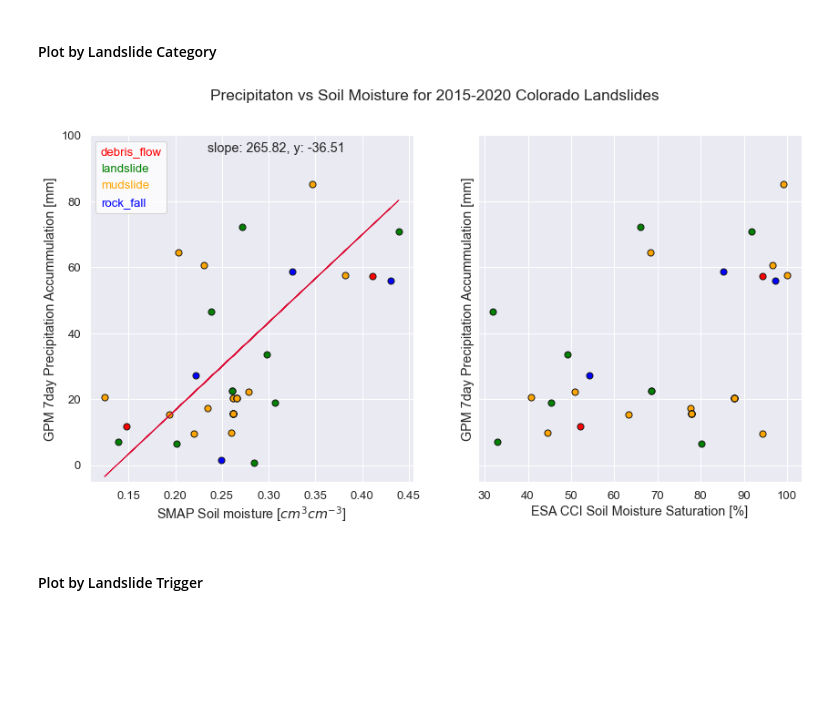
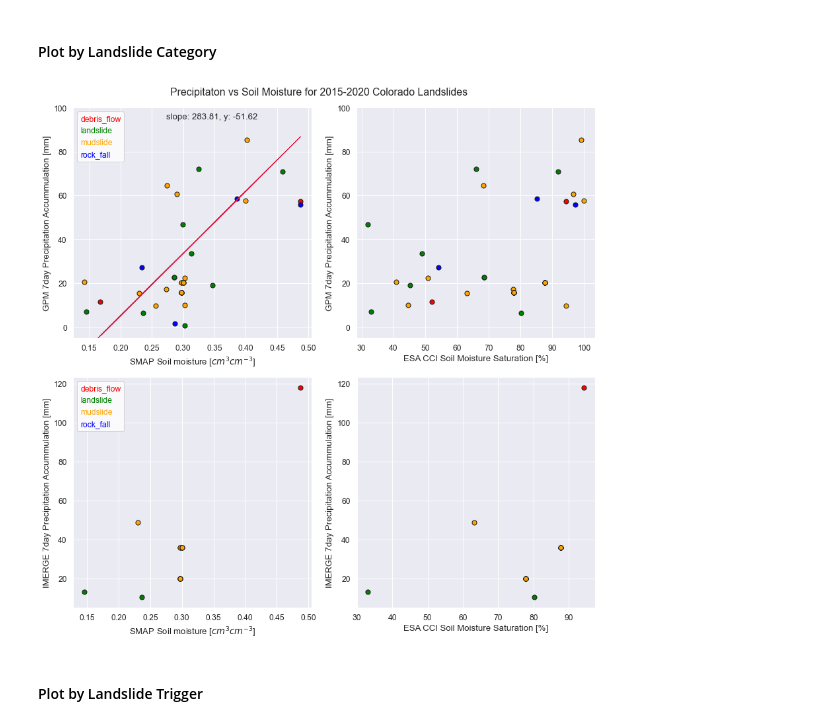
Before and after one commit to jacquiewitte/capstone-landslides-soilmoisture, a Jupyter notebook: landslide_precip_soilm.ipynb, the cells around one changed output. Saved outputs shown, nothing was run; the diff lists cells and outputs as text; code cells hidden in the pictures; blank space fills up the shorter version.

Commit message:
Added IMERGE 30min precip

```diff
--- a/landslide_precip_soilm.ipynb
+++ b/landslide_precip_soilm.ipynb
@@ -29,7 +29,7 @@ import warnings
 warnings.filterwarnings('ignore')
 
 # Prettier plotting with seaborn
-sns.set(font_scale=1.2)
+sns.set(font_scale=1.1)
 # %%
 def read_smap(filepath, index):
     """
@@ -283,7 +325,14 @@ data_dir = os.path.join(et.io.HOME,
                         'data', 'capstone')
 smap_files = sorted(glob(os.path.join(data_dir, 'smap_9km', '*.h5')))
 
+# GPM daily files
 gpm_files = sorted(glob(os.path.join(data_dir, 'gpm_westernUS', '*nc4')))
+
+# GPM 30 min files
+gpm_hires_files = sorted(glob(os.path.join(data_dir,
+                                           'precip_imerge',
+                                           'imerge',
+                                           'glc', 'imerge*.csv')))
 
 esa_files = sorted(glob(os.path.join(data_dir, 'esa_soil_moisture',
                                      '*ACTIVE*nc')))
@@ -291,6 +340,7 @@ esa_files = sorted(glob(os.path.join(data_dir, 'esa_soil_moisture',
 # Print a sample as a sanity check
 print(os.path.exists(smap_files[0]))
 print(os.path.exists(gpm_files[0]))
+print(os.path.exists(gpm_hires_files[0]))
 print(os.path.exists(esa_files[0]))
 # %% [output]
 True
@@ -496,0 +550,2 @@ landslide_precip7d_df.iloc[0:10]
+# %%
+imerge_30min = get_imerge_hires(gpm_hires_files, glc_state_gt2015)
@@ -542,7 +669,7 @@ fig, ax = plt.subplots(figsize=(14, 5), sharex=True, sharey=True)
 
 for id, df in landslide_precip7d_df.groupby("landslide_id"):
     ax.plot(df['days-to-landslide'],
-            df['precip_accum_mm']/df['precip_accum_mm'].mean(),
+            df['gpm_7day_accum_mm']/df['gpm_7day_accum_mm'].mean(),
             marker='.')
 
 #ax.invert_xaxis()
@@ -550,7 +677,8 @@ ax.axvline(x=7, ymin=0, color='mediumorchid', linestyle='dashed', linewidth=5)
 
 ax.set(xlabel='Days leading up to rainfall-landslide event',
        ylabel='Normalized Precipitation',
-       title='GPM Cumultive Daily Rainfall over '+state+'\nNormalized to the 7-day mean')
+       title=('GPM Cumultive Daily Rainfall over '
+              +state+'\nNormalized to the 7-day mean'))
 ax.text(7.1 ,0, 'Landslide\nTriggered', color='mediumorchid', fontsize='medium');
 
 #output the figure
@@ -581,27 +709,27 @@ print(trigger)
 #### Plot by Landslide Category
 # %%
 # Create a scatter plot
-fig, (ax1, ax2) = plt.subplots(ncols=2, nrows=1, figsize=(14, 7),
-                               sharey=True)
+fig, ((ax1, ax2), (ax3, ax4)) = plt.subplots(ncols=2, nrows=2,
+                                             figsize=(12, 12))
 
-# SMAP
+# GPM daily precip vs SMAP & ESA
 for id, df in landslide_df.groupby("landslide_id"):
     for cat in category:
         if df['landslide_category'][0] == cat:
-            ax1.scatter(df['smap_sm'], df['precip_accum_mm'],
+            ax1.scatter(df['smap_sm'], df['gpm_7day_accum_mm'],
                         edgecolor='k', s=50.0,
                         color=category[cat])
-            ax2.scatter(df['esa_sm_percent'], df['precip_accum_mm'],
+            ax2.scatter(df['esa_sm_percent'], df['gpm_7day_accum_mm'],
                         edgecolor='k', s=50.0,
                         color=category[cat])
 
 # calculate the linear trend
 idx = ( np.isfinite(landslide_df['smap_sm'])
-        & np.isfinite(landslide_df['precip_accum_mm'])
+        & np.isfinite(landslide_df['gpm_7day_accum_mm'])
        )
 # defining the variables
 x = landslide_df['smap_sm'][idx].tolist()
-y = landslide_df['precip_accum_mm'][idx].tolist()
+y = landslide_df['gpm_7day_accum_mm'][idx].tolist()
 # Calculate the OLR Bisector fit
 intercept, slope, var = leastsq(x, y, method=3)
 trend_mean_text = 'slope: '+str('{:.2f}'.format(slope)) + \
@@ -615,34 +743,60 @@ ax1.plot(landslide_df['smap_sm'],
 ax1.text(x[0], 95, trend_mean_text)
 
 ax1.set(xlabel='SMAP Soil moisture [$cm^3 cm^{-3}$]',
         ylabel='GPM 7day Precipitation Accummulation [mm]')
 ax1.set_ylim([-5, 100])
 
 ax2.set(xlabel='ESA CCI Soil Moisture Saturation [%]',
         ylabel='GPM 7day Precipitation Accummulation [mm]')
+ax2.set_ylim([-5, 100])
 
 # Add legend
 leg = ax1.legend(handlelength=0, handletextpad=0, fancybox=True,
                  labels=category, labelcolor=colors, facecolor='white')
 for item in leg.legendHandles:
     item.set_visible(False)
 
 # add an overall caption
 fig.suptitle(
     'Precipitaton vs Soil Moisture for 2015-2020 '+state+' Landslides'
 )
 
+# IMERGE 30min precip vs SMAP & ESA
+for id, df in landslide_df.groupby("landslide_id"):
+    for cat in category:
+        if df['landslide_category'][0] == cat:
+            ax3.scatter(df['smap_sm'], df['imerge_7day_accum_mm'],
+                        edgecolor='k', s=50.0,
+                        color=category[cat])
+            ax4.scatter(df['esa_sm_percent'], df['imerge_7day_accum_mm'],
+                        edgecolor='k', s=50.0,
+                        color=category[cat])
+ax3.set(xlabel='SMAP Soil moisture [$cm^3 cm^{-3}$]',
+        ylabel='IMERGE 7day Precipitation Accummulation [mm]')
+
+ax4.set(xlabel='ESA CCI Soil Moisture Saturation [%]',
+        ylabel='IMERGE 7day Precipitation Accummulation [mm]')
+
+# Add legend
+leg = ax3.legend(handlelength=0, handletextpad=0, fancybox=True,
+                 labels=category, labelcolor=colors, facecolor='white')
+for item in leg.legendHandles:
+    item.set_visible(False)
+
+
+plt.tight_layout()
+
 # output the figure
 output_fig = os.path.join(et.io.HOME,
                           'earth-analytics',
                           'capstone-landslides-soilmoisture', 'plots',
                           'sm_VS_precip_2015_2020_category_'+state+'.png')
 
 cache_override = False or GLOBAL_CACHE_OVERRIDE
 if not os.path.exists(output_fig) or cache_override:
     plt.savefig(output_fig)
 # %% [output]
-[figure, old version]
+[figure, new version]
 # %% [markdown]
 #### Plot by Landslide Trigger
 # %%
```
Also changed, not shown: parts of 27 cells of this notebook.
